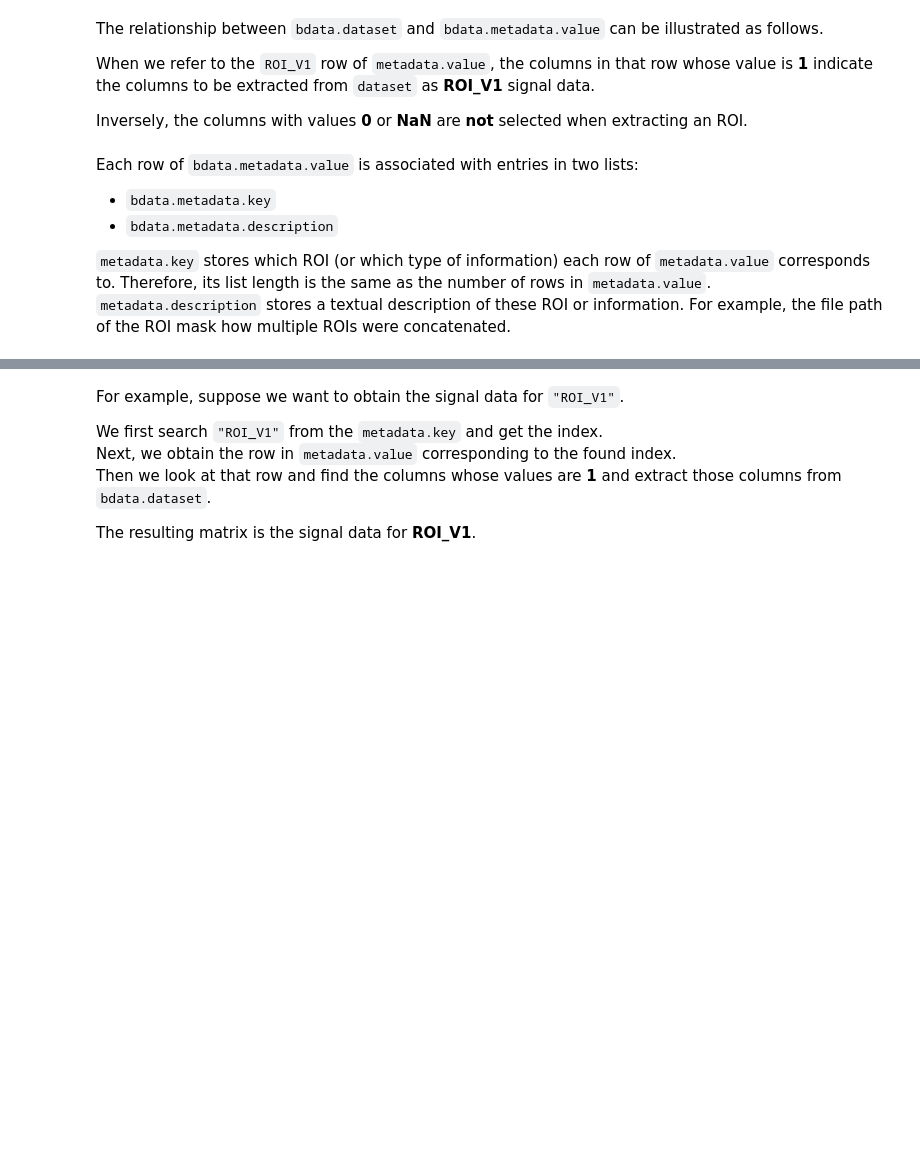
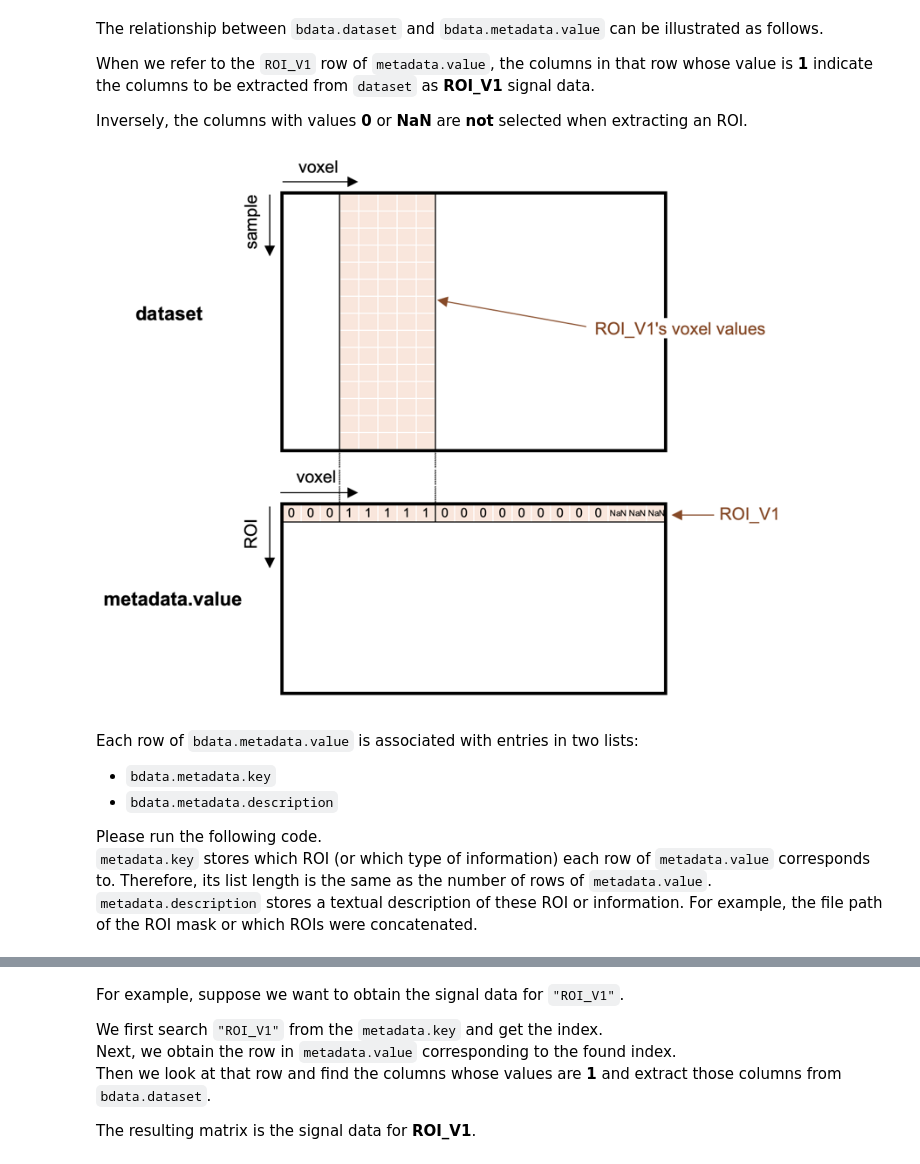
Before and after one commit to micchu/BData_introduction_2025, a Jupyter notebook: BData_introduction_en.ipynb, the cells around one changed output, grey strips where cells are left out. Saved outputs shown, nothing was run; the diff lists cells and outputs as text; code cells hidden in the pictures; blank space fills up the shorter version.

```diff
--- a/BData_introduction_en.ipynb
+++ b/BData_introduction_en.ipynb
@@ -87,16 +130,20 @@ Inversely, the columns with values **0** or **NaN** are **not** selected when ex
 # %%
 from PIL import Image
 
 img = Image.open("data/img/BData_structure.png")
-img
+img.thumbnail((800, 800))
+display(img)
+# %% [output]
+[figure, added]
 # %% [markdown]
 Each row of `bdata.metadata.value` is associated with entries in two lists:
 
 - `bdata.metadata.key`
 - `bdata.metadata.description`
 
-`metadata.key` stores which ROI (or which type of information) each row of `metadata.value` corresponds to. Therefore, its list length is the same as the number of rows in `metadata.value`.\
-`metadata.description` stores a textual description of these ROI or information. For example, the file path of the ROI mask how multiple ROIs were concatenated.
+Please run the following code.\
+`metadata.key` stores which ROI (or which type of information) each row of `metadata.value` corresponds to. Therefore, its list length is the same as the number of rows of `metadata.value`.\
+`metadata.description` stores a textual description of these ROI or information. For example, the file path of the ROI mask or which ROIs were concatenated.
 # %%
 print("bdata metadata.key length:     {}".format(len(bdata.metadata.key)))
 print("bdata metadata.key datatype:   {}".format(type(bdata.metadata.key)))
```
Also changed, not shown: parts of 13 cells of this notebook.
